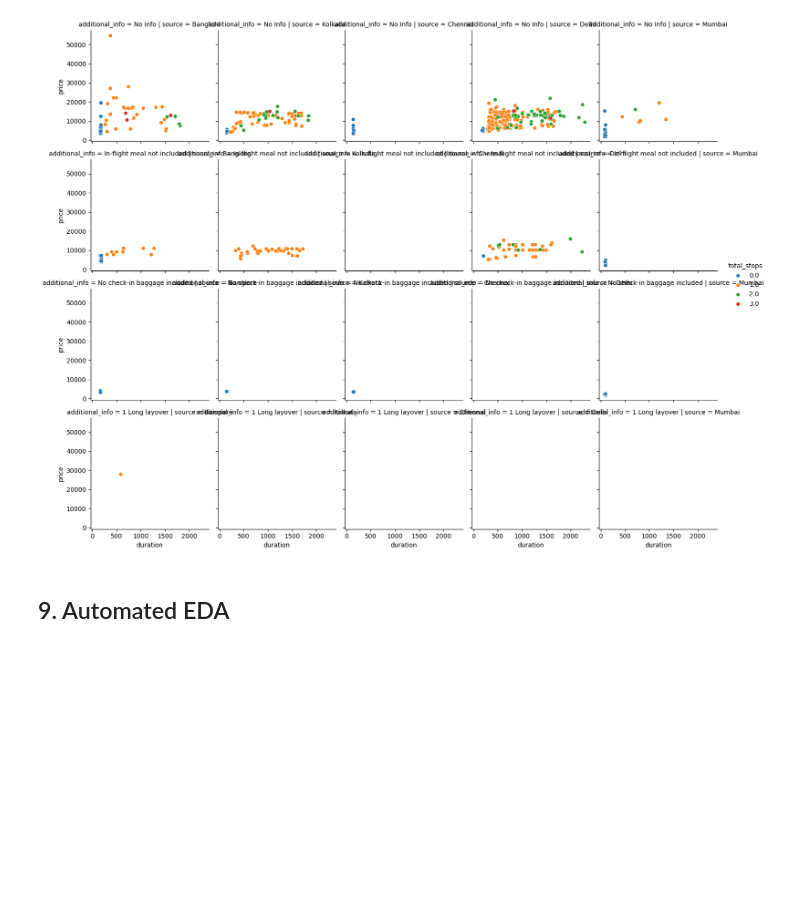
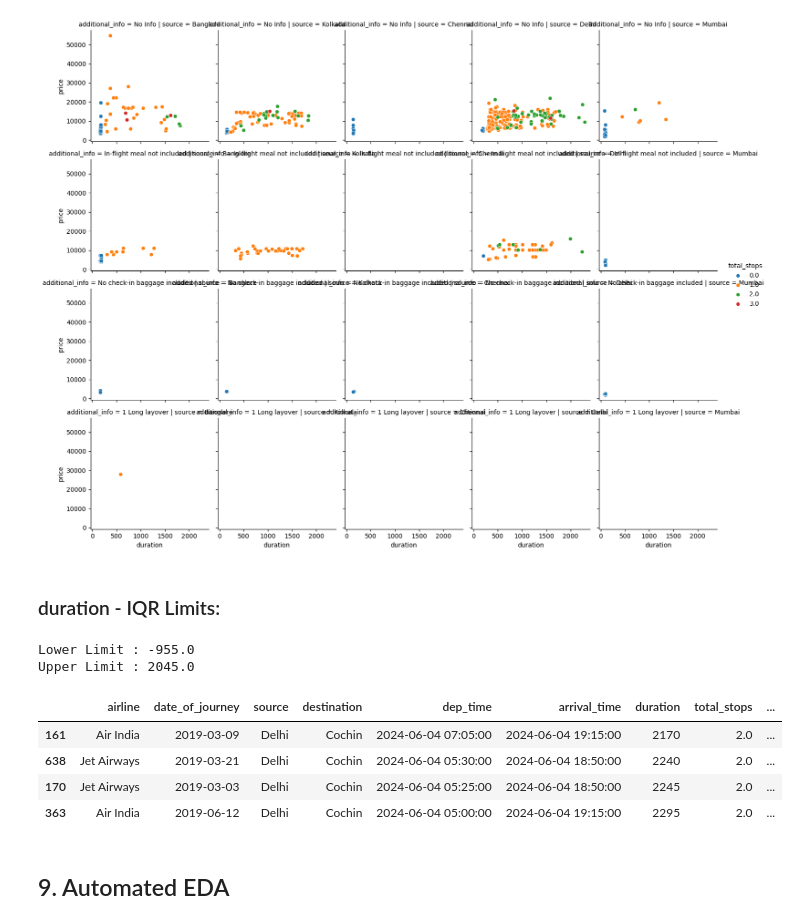
Before and after one commit to mishraatharva/flight_price_prediction, a Jupyter notebook: notebooks/EDA.ipynb, the cells around one changed output. Saved outputs shown, nothing was run; the diff lists cells and outputs as text; code cells hidden in the pictures; blank space fills up the shorter version.

```diff
--- a/notebooks/EDA.ipynb
+++ b/notebooks/EDA.ipynb
@@ -665,6 +666,17 @@ duration_grid.add_legend()
 # %% [output]
 <seaborn.axisgrid.FacetGrid at 0x...>
 [figure]
+# %%
+eda_helper.get_iqr_outliers(train, "duration")
+# %% [output]
+duration - IQR Limits:
+Lower Limit : -955.0
+Upper Limit : 2045.0
+|  | airline | date_of_journey | source | destination | dep_time | arrival_time | duration | total_stops | ... |
+| 161 | Air India | 2019-03-09 | Delhi | Cochin | 2024-06-04 07:05:00 | 2024-06-04 19:15:00 | 2170 | 2.0 | ... |
+| 638 | Jet Airways | 2019-03-21 | Delhi | Cochin | 2024-06-04 05:30:00 | 2024-06-04 18:50:00 | 2240 | 2.0 | ... |
+| 170 | Jet Airways | 2019-03-03 | Delhi | Cochin | 2024-06-04 05:25:00 | 2024-06-04 18:50:00 | 2245 | 2.0 | ... |
+| 363 | Air India | 2019-06-12 | Delhi | Cochin | 2024-06-04 05:00:00 | 2024-06-04 19:15:00 | 2295 | 2.0 | ... |
 # %% [markdown]
 ## 9. Automated EDA
 # %%
```
Also changed, not shown: parts of 1 cell of this notebook, 2 other files.
